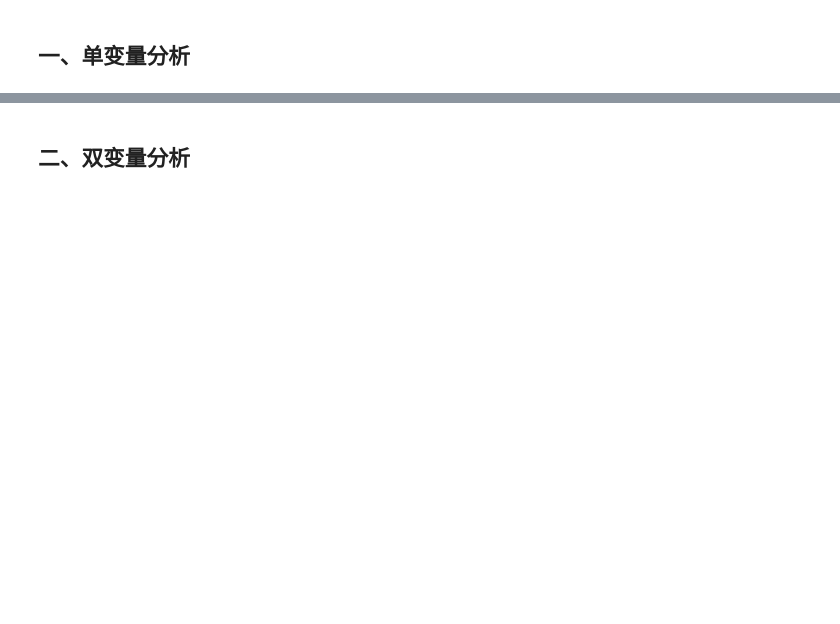
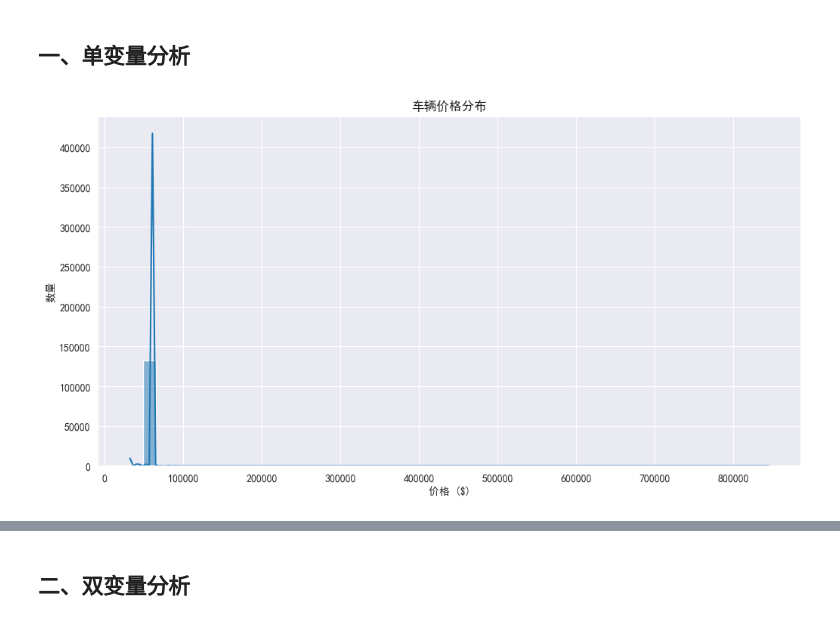
Before and after one commit to 123chenqi98/electric-vehicle-data-analysis, a Jupyter notebook: notebooks/03_eda_analysis.ipynb, the cells around one changed output, grey strips where cells are left out. Cells and saved outputs as stored; diff of their text form; code cells hidden in the pictures; blank space fills up the shorter version.

```diff
--- a/notebooks/03_eda_analysis.ipynb
+++ b/notebooks/03_eda_analysis.ipynb
@@ -29,11 +31,13 @@ print(f"数据形状: {df.shape}")
 # %%
 # 价格分布
 plt.figure(figsize=(12, 6))
-sns.histplot(df['Base MSRP'], bins=50, kde=True)
+sns.histplot(df['base_msrp'], bins=50, kde=True)
 plt.title('车辆价格分布')
 plt.xlabel('价格 ($)')
 plt.ylabel('数量')
 plt.show()
+# %% [output]
+[figure, added]
 # %%
 # 续航里程分布
 plt.figure(figsize=(12, 6))
```
Also changed, not shown: parts of 12 cells of this notebook, 15 other files.
